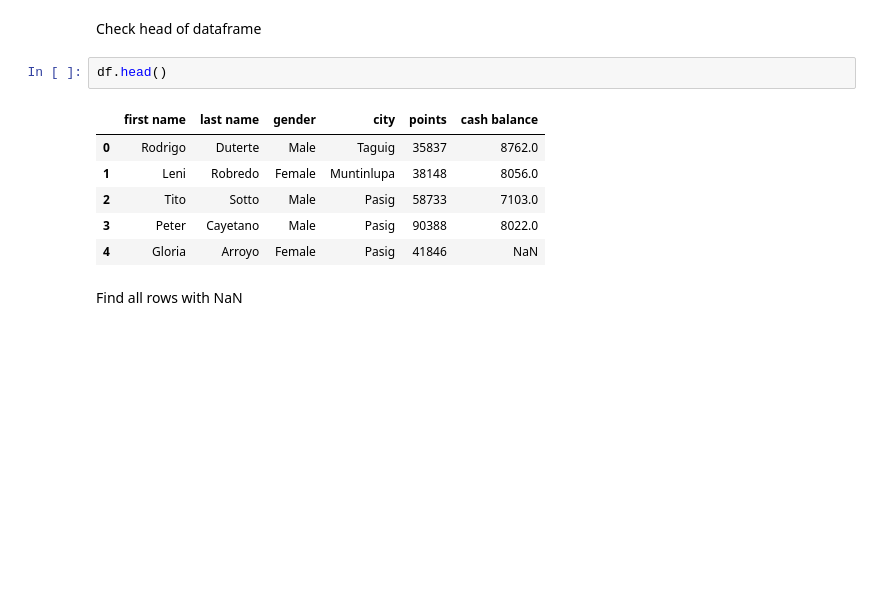
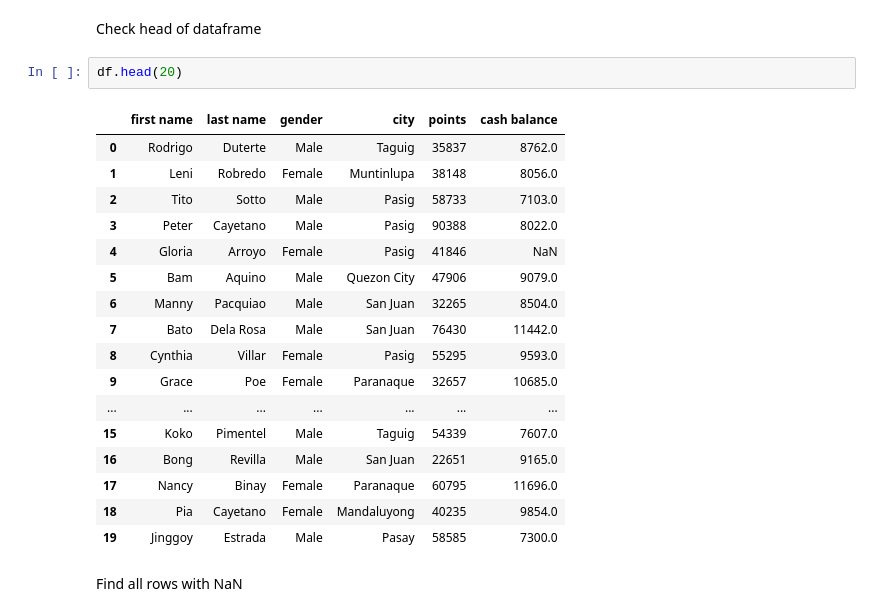
Before and after one commit to jilagan/ITMGT25-EE-ClassNotes, a Jupyter notebook: class_discussion_notebooks/Day 19 Discussions.ipynb, the cells around one changed output. Saved outputs shown, nothing was run; the diff lists cells and outputs as text; blank space fills up the shorter version.

```diff
--- a/class_discussion_notebooks/Day 19 Discussions.ipynb
+++ b/class_discussion_notebooks/Day 19 Discussions.ipynb
@@ -86,13 +87,24 @@ df = pd.read_csv("loyalty.csv")
 # %% [markdown]
 Check head of dataframe
 # %%
-df.head()
+df.head(20)
 # %% [output]
 |  | first name | last name | gender | city | points | cash balance |
 | 0 | Rodrigo | Duterte | Male | Taguig | 35837 | 8762.0 |
 | 1 | Leni | Robredo | Female | Muntinlupa | 38148 | 8056.0 |
 | 2 | Tito | Sotto | Male | Pasig | 58733 | 7103.0 |
 | 3 | Peter | Cayetano | Male | Pasig | 90388 | 8022.0 |
 | 4 | Gloria | Arroyo | Female | Pasig | 41846 | NaN |
+| 5 | Bam | Aquino | Male | Quezon City | 47906 | 9079.0 |
+| 6 | Manny | Pacquiao | Male | San Juan | 32265 | 8504.0 |
+| 7 | Bato | Dela Rosa | Male | San Juan | 76430 | 11442.0 |
+| 8 | Cynthia | Villar | Female | Pasig | 55295 | 9593.0 |
+| 9 | Grace | Poe | Female | Paranaque | 32657 | 10685.0 |
+| ... | ... | ... | ... | ... | ... | ... |
+| 15 | Koko | Pimentel | Male | Taguig | 54339 | 7607.0 |
+| 16 | Bong | Revilla | Male | San Juan | 22651 | 9165.0 |
+| 17 | Nancy | Binay | Female | Paranaque | 60795 | 11696.0 |
+| 18 | Pia | Cayetano | Female | Mandaluyong | 40235 | 9854.0 |
+| 19 | Jinggoy | Estrada | Male | Pasay | 58585 | 7300.0 |
 # %% [markdown]
 Find all rows with NaN
```
Also changed, not shown: parts of 13 cells of this notebook.
